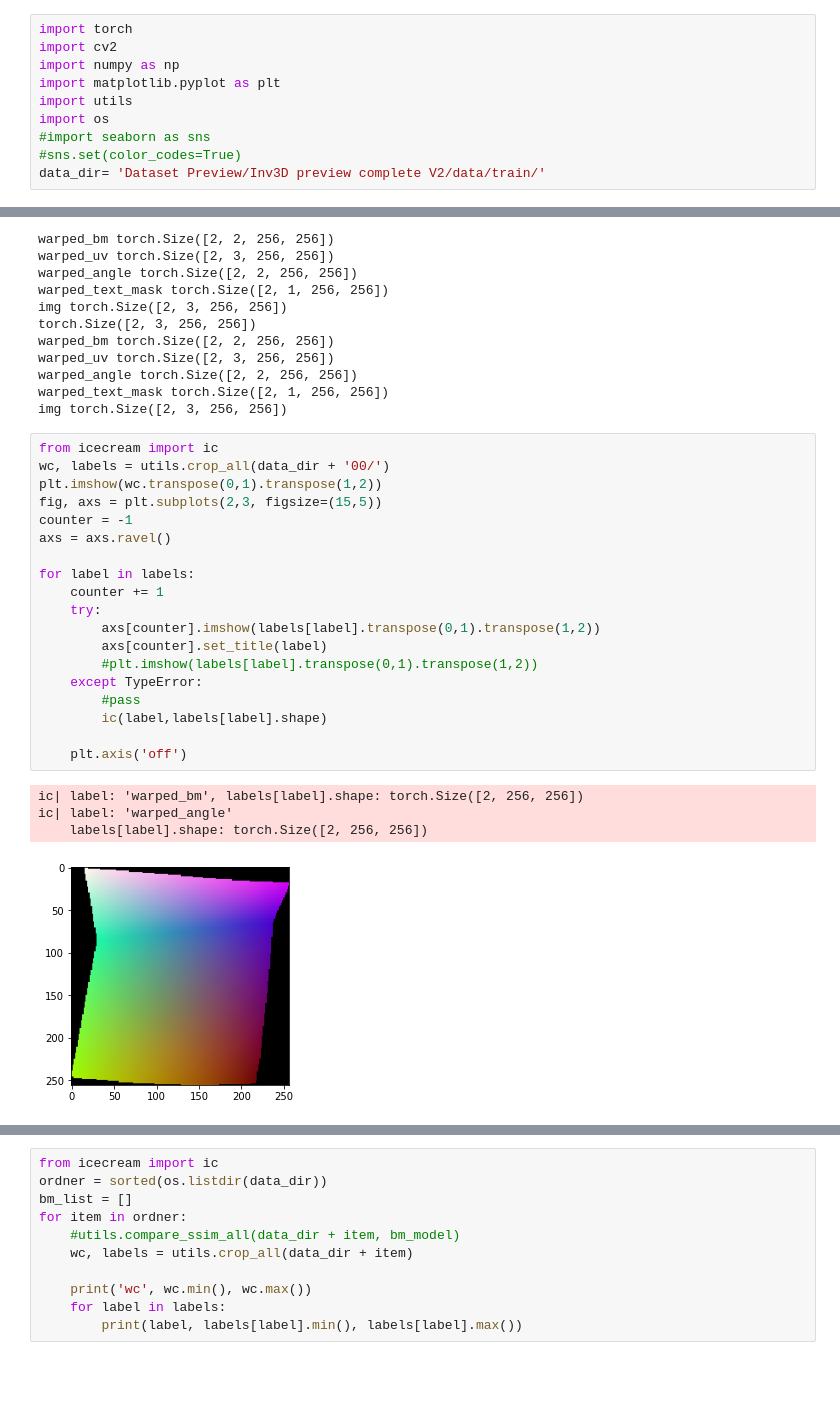
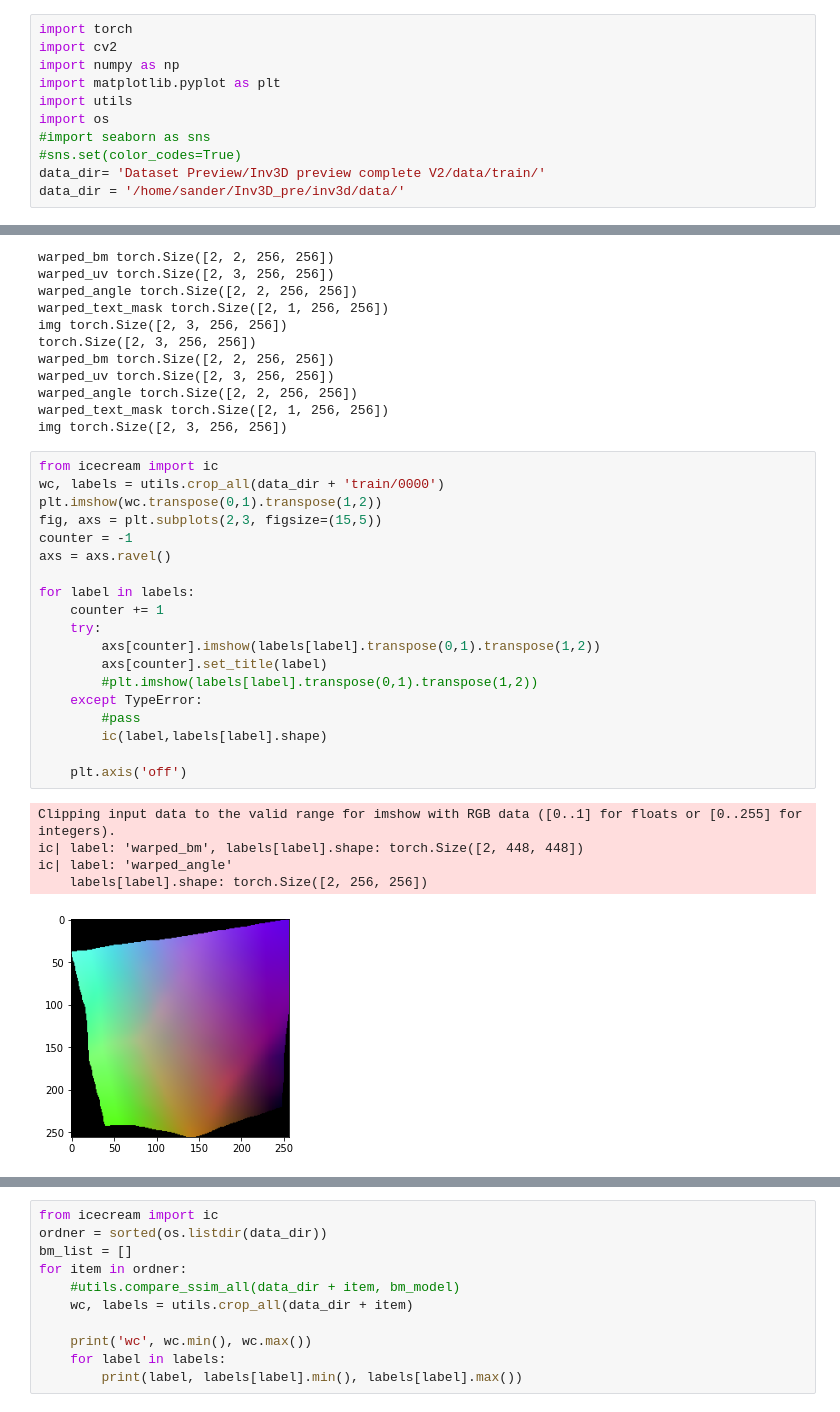
Before and after one commit to Leon-Sander/ImageRectification, a Jupyter notebook: plotting.ipynb, the cells around one changed output, grey strips where cells are left out. Drawn from its saved outputs; the diff is of its cells as text; blank space fills up the shorter version.

```diff
--- a/plotting.ipynb
+++ b/plotting.ipynb
@@ -8,3 +8,4 @@ import os
 #import seaborn as sns
 #sns.set(color_codes=True)
 data_dir= 'Dataset Preview/Inv3D preview complete V2/data/train/'
+data_dir = '/home/sander/Inv3D_pre/inv3d/data/'
@@ -83,25 +92,26 @@ warped_text_mask torch.Size([2, 1, 256, 256])
 img torch.Size([2, 3, 256, 256])
 # %%
 from icecream import ic
-wc, labels = utils.crop_all(data_dir + '00/')
+wc, labels = utils.crop_all(data_dir + 'train/0000')
 plt.imshow(wc.transpose(0,1).transpose(1,2))
 fig, axs = plt.subplots(2,3, figsize=(15,5))
 counter = -1
 axs = axs.ravel()
 
 for label in labels:
     counter += 1
     try:
         axs[counter].imshow(labels[label].transpose(0,1).transpose(1,2))
         axs[counter].set_title(label)
         #plt.imshow(labels[label].transpose(0,1).transpose(1,2))
     except TypeError:
         #pass
         ic(label,labels[label].shape)
 
     plt.axis('off')
 # %% [output]
-ic| label: 'warped_bm', labels[label].shape: torch.Size([2, 256, 256])
+Clipping input data to the valid range for imshow with RGB data ([0..1] for floats or [0..255] for integers).
+ic| label: 'warped_bm', labels[label].shape: torch.Size([2, 448, 448])
 ic| label: 'warped_angle'
     labels[label].shape: torch.Size([2, 256, 256])
-[figure, old version]
+[figure, new version]
```
Also changed, not shown: parts of 3 cells of this notebook, 5 other files.
